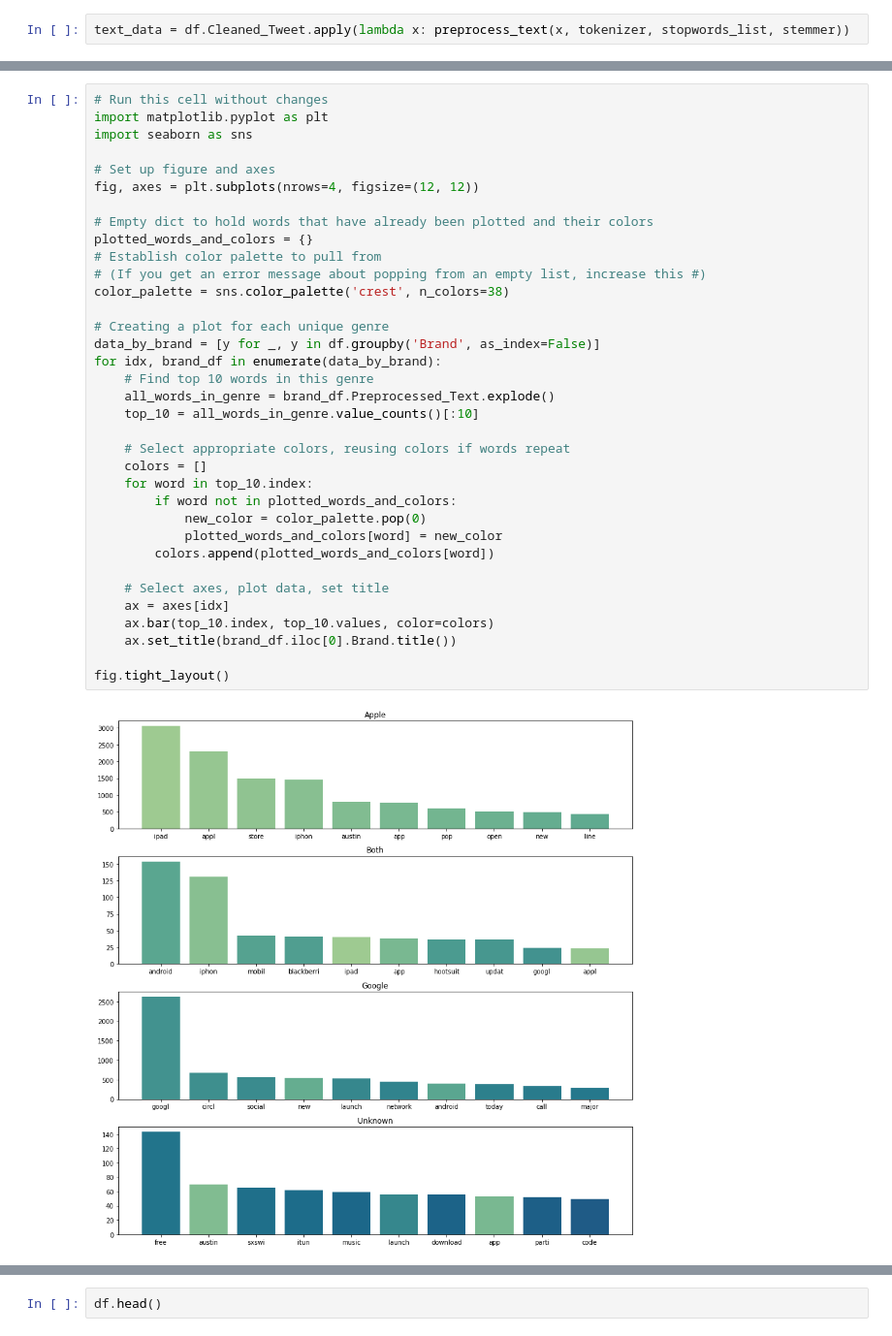
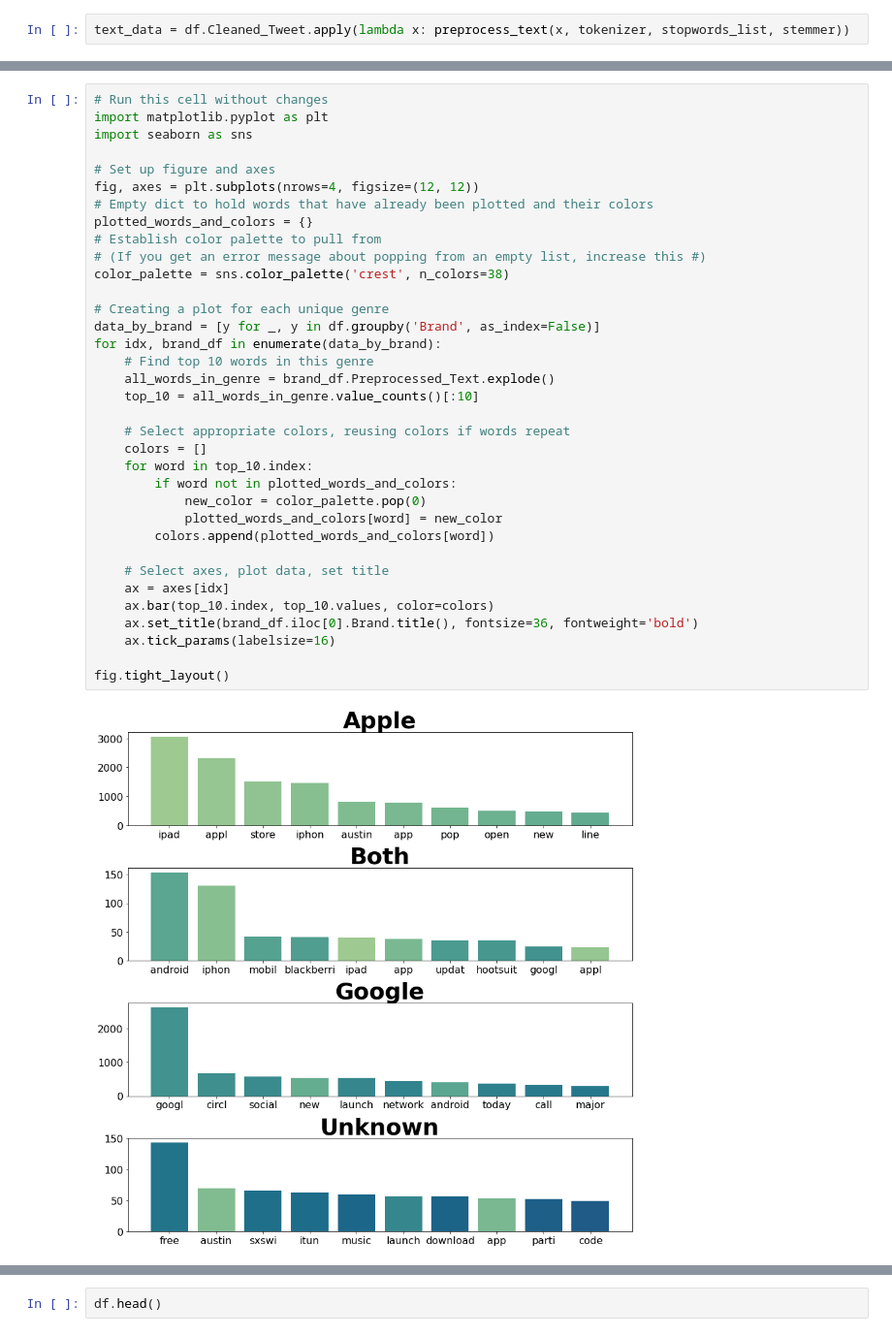
Before and after one commit to drewbycakes/project4, a Jupyter notebook: dataCleaning.ipynb, the cells around one changed output, grey strips where cells are left out. Shown: that part at 97% size. Cells and saved outputs as stored; diff of their text form.

Commit message:
add visuals and finalize experimental notebook

```diff
--- a/dataCleaning.ipynb
+++ b/dataCleaning.ipynb
@@ -207,33 +207,33 @@ import seaborn as sns
 
 # Set up figure and axes
 fig, axes = plt.subplots(nrows=4, figsize=(12, 12))
-
 # Empty dict to hold words that have already been plotted and their colors
 plotted_words_and_colors = {}
 # Establish color palette to pull from
 # (If you get an error message about popping from an empty list, increase this #)
 color_palette = sns.color_palette('crest', n_colors=38)
 
 # Creating a plot for each unique genre
 data_by_brand = [y for _, y in df.groupby('Brand', as_index=False)]
 for idx, brand_df in enumerate(data_by_brand):
     # Find top 10 words in this genre
     all_words_in_genre = brand_df.Preprocessed_Text.explode()
     top_10 = all_words_in_genre.value_counts()[:10]
 
     # Select appropriate colors, reusing colors if words repeat
     colors = []
     for word in top_10.index:
         if word not in plotted_words_and_colors:
             new_color = color_palette.pop(0)
             plotted_words_and_colors[word] = new_color
         colors.append(plotted_words_and_colors[word])
 
     # Select axes, plot data, set title
     ax = axes[idx]
     ax.bar(top_10.index, top_10.values, color=colors)
-    ax.set_title(brand_df.iloc[0].Brand.title())
+    ax.set_title(brand_df.iloc[0].Brand.title(), fontsize=36, fontweight='bold')
+    ax.tick_params(labelsize=16)
 
 fig.tight_layout()
 # %% [output]
-[figure, old version]
+[figure, new version]
```
Also changed, not shown: parts of 7 cells of this notebook.
